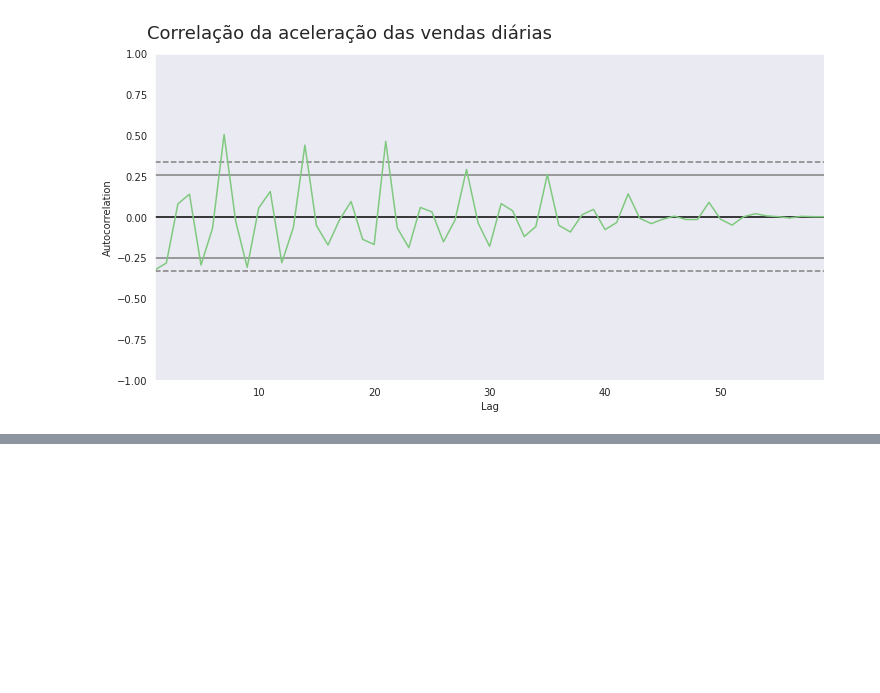
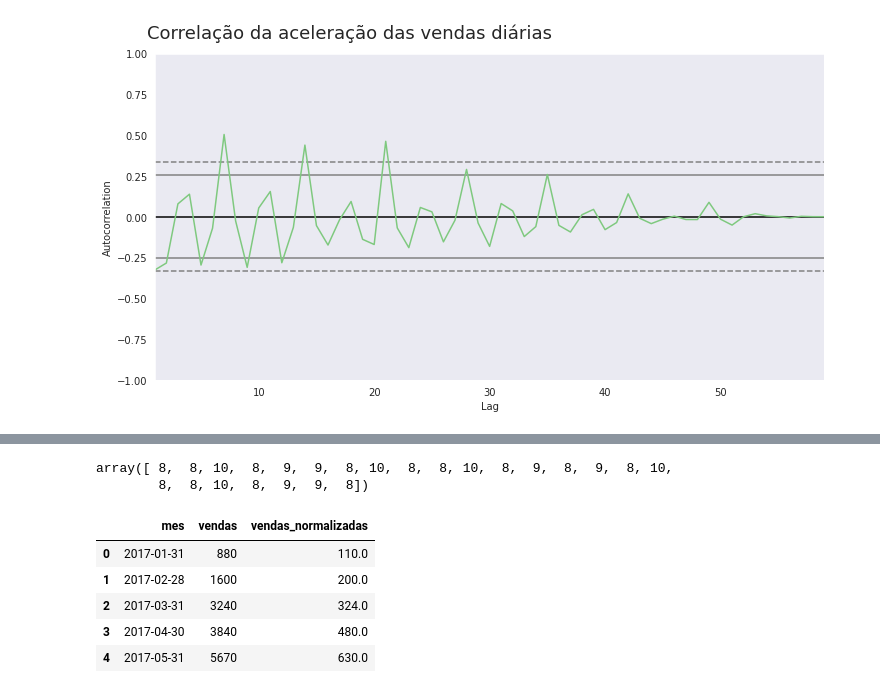
Before and after one commit to erikamarchi/data-science-introducao-a-analise-de-series-temporais, a Jupyter notebook: SeriesTemporais.ipynb, the cells around one changed output, grey strips where cells are left out. Cells and saved outputs as stored; diff of their text form; code cells hidden in the pictures; blank space fills up the shorter version.

```diff
--- a/SeriesTemporais.ipynb
+++ b/SeriesTemporais.ipynb
@@ -353,0 +394,15 @@ ax = ax
+# %%
+quantidade_de_dias_de_fds['quantidade_de_dias'].values
+# %% [output]
+array([ 8,  8, 10,  8,  9,  9,  8, 10,  8,  8, 10,  8,  9,  8,  9,  8, 10,
+        8,  8, 10,  8,  9,  9,  8])
+# %%
+cafelura['vendas_normalizadas']= cafelura['vendas']/quantidade_de_dias_de_fds['quantidade_de_dias'].values
+cafelura.head()
+# %% [output]
+|  | mes | vendas | vendas_normalizadas |
+| 0 | 2017-01-31 | 880 | 110.0 |
+| 1 | 2017-02-28 | 1600 | 200.0 |
+| 2 | 2017-03-31 | 3240 | 324.0 |
+| 3 | 2017-04-30 | 3840 | 480.0 |
+| 4 | 2017-05-31 | 5670 | 630.0 |
```
Also changed, not shown: parts of 9 cells of this notebook.
